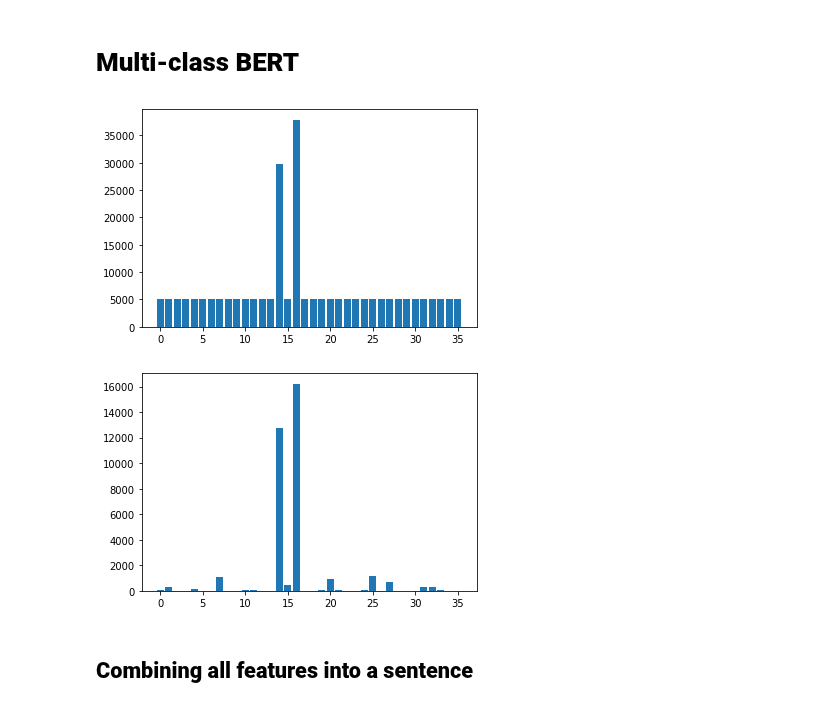
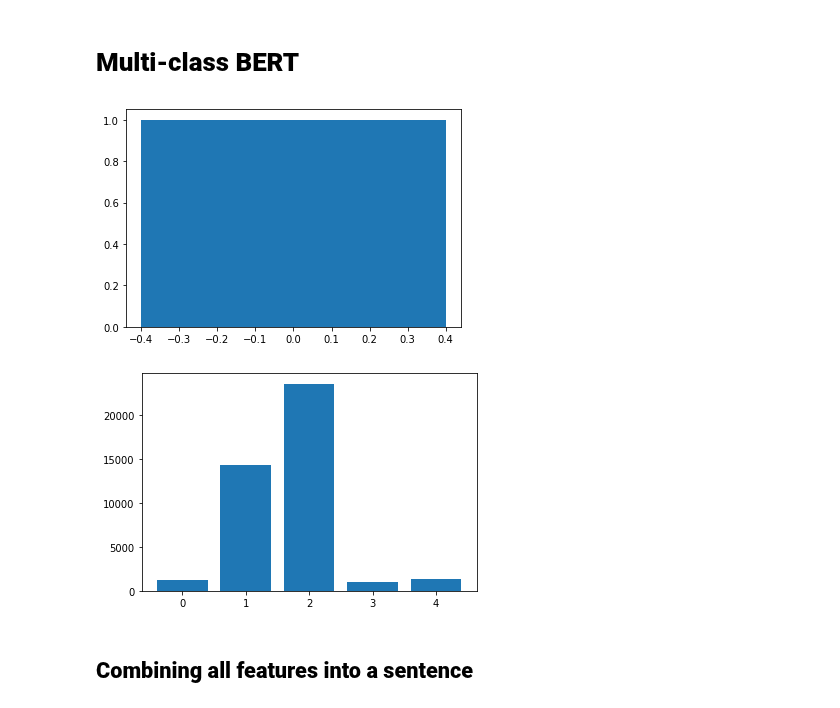
Before and after one commit to NganTran-0017/HIDS, a Jupyter notebook: NSL_KDD_multiclass.ipynb, the cells around one changed output. Saved outputs shown, nothing was run; the diff lists cells and outputs as text; code cells hidden in the pictures.

```diff
--- a/NSL_KDD_multiclass.ipynb
+++ b/NSL_KDD_multiclass.ipynb
@@ -548,11 +661,11 @@ major_X
 # %%
 # Append major_X into sub_X to create X w/o bootstrapping
-X = sub_X.append(major_X)
+X = new_X
+y = new_Y
 
 # Reset index and then save Labels into y
 X.reset_index(drop=True, inplace=True)
-y = X['Labels']
-X.drop(columns=['Labels'], inplace= True)
+y.reset_index(drop=True, inplace=True)
 X
 # %% [output]
 |  | 0 | 1 | 2 | 3 | 4 | 5 | 6 | 7 | 8 | 9 | 10 | ... |
@@ -610,8 +755,9 @@ def over_sample(data, label):
 
   # Upsample minor classes upto the second biggest class
   filt = label == max_class
-  filt2 = label == max_2_class
-  major_y_train = label.loc[filt].append(label.loc[filt2])
+  major_y_train = label.loc[filt]
+  #filt2 = label == max_2_class
+  #major_y_train = major_y_train.append(label.loc[filt2])
   major_train = data.loc[data.index.isin(major_y_train.index)]
 
   # get the complement of the major classes indices
@@ -621,7 +767,7 @@ def over_sample(data, label):
   #df[~df.index.isin(df_a.index+df_b.index)]
   print('\n\nBefore upsampling minor classes:', minor_train.shape)
 
-  minor_train = minor_train.groupby('Labels').sample(n = 5000, replace=True)
+  minor_train = minor_train.groupby('Labels').sample(n = max, replace=True)
   minor_y_train = minor_train['Labels']
   print('After upsampling:', minor_train.shape, '\n')
 
@@ -632,5 +778,5 @@ def over_sample(data, label):
 
   return data, label
 
-x_train, y_train = over_sample(x_train, y_train)
-#x_test,  y_test  = over_sample(x_test, y_test)
+#x_train, y_train = over_sample(x_train, y_train[0])
+#x_test,  y_test  = over_sample(x_test, y_test[0])
@@ -653,8 +786,8 @@ from sklearn.preprocessing import label_binarize
 
 # Binarize the output
 if n_classes > 2:
-  encoded_y_train = pd.DataFrame(label_binarize(y_train, classes = label_range))
-  encoded_y_test  = pd.DataFrame(label_binarize(y_test, classes = label_range))
+  encoded_y_train = pd.DataFrame(label_binarize(y_train, classes = label_arr))
+  encoded_y_test  = pd.DataFrame(label_binarize(y_test, classes = label_arr))
 else:
   y = pd.DataFrame(y)
 
@@ -919,7 +1061,7 @@ from sklearn.ensemble import RandomForestClassifier
 
 # Build model
 randomForest = RandomForestClassifier(max_depth=None, min_samples_split=20, n_jobs = -1, # added  -1 n_jobs
-                                      max_features='auto', bootstrap=True,verbose=3, criterion='gini')
+                                      max_features='auto', bootstrap=True, verbose=0, criterion='gini')
 # Train the model with training set
 randomForest.fit(x_train, encoded_y_train)
 
@@ -930,8 +1072,5 @@ RF_train = record_measures(encoded_y_train, y_pred)
 # Predict the labels for testing set
 y_predicted = randomForest.predict(x_test)
 
-# Print performance measures
-print_performance('Random Forest', encoded_y_test, y_predicted, OG_labels)
-
 # Recording TPR and FPR for the multi-ROC curves
 RF_test = record_measures(encoded_y_test, y_predicted)
@@ -1225,20 +1296,20 @@ color_confusion_matrix('XGBoost', encoded_y_test, y_pred_encoded, OG_labels)
 # **Multi-class BERT**
 # %%
 # plot the distribution
-counter = Counter(y_train)
+counter = Counter(y_train[0])
 
 plt.bar(counter.keys(), counter.values())
 plt.show()
 # %% [output]
-[figure, old version]
+[figure, new version]
 # %%
 # plot the distribution
-counter = Counter(y_test)
+counter = Counter(y_test[0])
 
 plt.bar(counter.keys(), counter.values())
 plt.show()
 # %% [output]
-[figure, old version]
+[figure, new version]
 # %% [markdown]
 ## **Combining all features into a sentence**
 # %%
```
Also changed, not shown: parts of 49 cells of this notebook.
